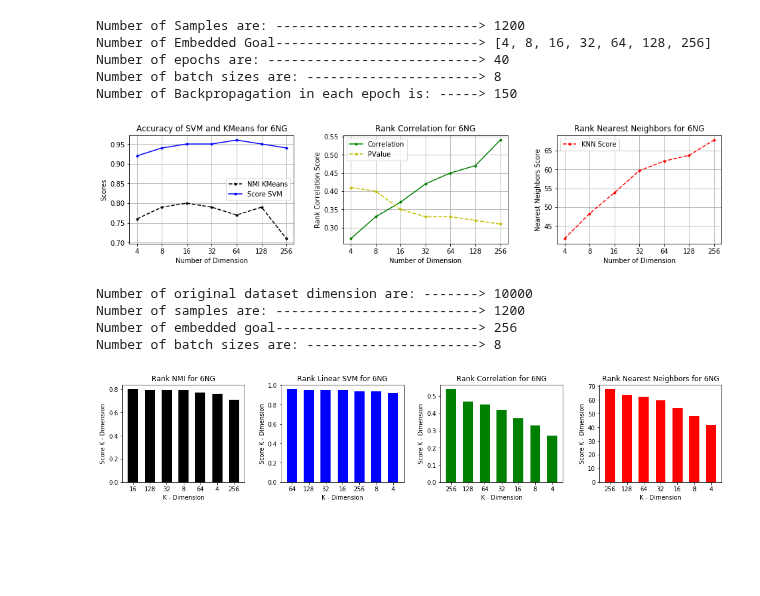
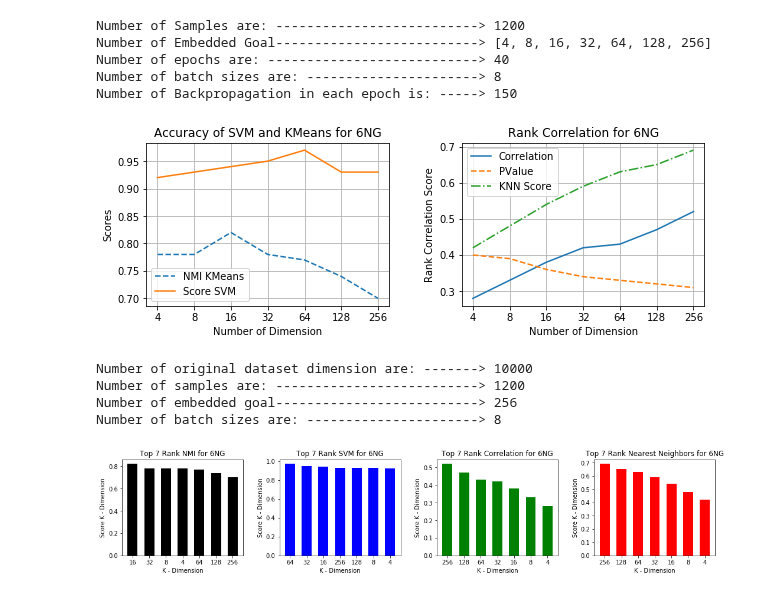
Before and after one commit to saman-nia/Deep-Learning-for-Dimensionality-Reduction, a Jupyter notebook: Text Documents Dimensionality Reduction/K_dimensions.ipynb, the cells around one changed output. Saved outputs shown, nothing was run; the diff lists cells and outputs as text; code cells hidden in the pictures; blank space fills up the shorter version.

Commit message:
Train Model with Different Dimensions

```diff
--- a/Text Documents Dimensionality Reduction/K_dimensions.ipynb
+++ b/Text Documents Dimensionality Reduction/K_dimensions.ipynb
@@ -295,7 +307,7 @@ def get_hidden_layer(num_hidden, embedded_node):
 # %%
 def define_hidden_layer(embedded_node):
   __, n_max_layers, __ = get_n_codes(embedded_node)
-  value_hl = int(sqrt(n_max_layers))
+  value_hl = round(sqrt(n_max_layers))
   num_hidden_layers = get_hidden_layer(value_hl, embedded_node)
   return num_hidden_layers
 # %%
@@ -479,7 +491,7 @@ for i_embedded_code in tqdm(n_embedded_code):
     list_pval.append(pval)
   list_rhos.append(round(numpy.mean(list_rho), 2))
   list_pvals.append(round(numpy.mean(list_pval), 2))
-  l_mean.append(round(numpy.mean(list_r)*100, 2))
+  l_mean.append(round(numpy.mean(list_r), 2))
   # Comparison of linear SVM classifier on different dimensions projection.
   _X_train, _X_test, _y_train, _y_test = train_test_split(
       ae_codes, labels_set, test_size=0.25, random_state=42)
@@ -488,39 +500,33 @@ for i_embedded_code in tqdm(n_embedded_code):
   score_svm.append(round(accuracy_svm, 2))
 # %%
 xi = [i for i in range(0, len(steps))]
-plt.figure(figsize=(16,3))
+plt.figure(figsize=(10,3))
 plt.subplots_adjust(wspace=0.3, hspace=0.3)
-plt.subplot(1,3,1)
-plt.plot(xi, NMI_step, color='k', linestyle='--', label = 'NMI KMeans', marker='.')
-plt.plot(xi, score_svm, color='b', linestyle='-', label = 'Score SVM', marker='.')
+plt.subplot(1,2,1)
+plt.plot(xi, NMI_step, linestyle='--',  label = 'NMI KMeans')
+plt.plot(xi, score_svm, linestyle='-', label = 'Score SVM')
 plt.xlabel('Number of Dimension'),plt.ylabel('Scores')
 plt.title('Accuracy of SVM and KMeans for {:d}NG'.format(len(categories_lables)))
 plt.xticks(xi, steps)
 plt.grid()
 plt.legend()
-plt.subplot(1,3,2)
-plt.plot(xi, list_rhos, color='g', linestyle='-', label ='Correlation', marker='.')
-plt.plot(xi, list_pvals, color='y', linestyle='--', label ='PValue', marker='.')
+plt.subplot(1,2,2)
+plt.plot(xi, list_rhos, linestyle='-', label ='Correlation')
+plt.plot(xi, list_pvals, linestyle='--', label ='PValue')
+plt.plot(xi, l_mean, linestyle='-.', label ='KNN Score')
 plt.xlabel('Number of Dimension'),plt.ylabel('Rank Correlation Score')
 plt.title('Rank Correlation for {:d}NG'.format(len(categories_lables)))
-plt.xticks(xi, steps)
-plt.grid()
-plt.legend()
-plt.subplot(1,3,3)
-plt.plot(xi, l_mean, color='r', linestyle='--', label ='KNN Score', marker='.')
-plt.xlabel('Number of Dimension'),plt.ylabel('Nearest Neighbors Score')
-plt.title('Rank Nearest Neighbors for {:d}NG'.format(len(categories_lables)))
 plt.xticks(xi, steps)
 plt.grid()
 plt.legend()
 
 plt.show()
 print('\nNumber of original dataset dimension are: ------->',X_train.shape[1])
 print('Number of samples are: -------------------------->',n_input)
 print('Number of embedded goal-------------------------->',n_code)
 print('Number of batch sizes are: ---------------------->',n_batch)
 # %% [output]
-[figure, old version]
+[figure, new version]
 Number of original dataset dimension are: -------> 10000
 Number of samples are: --------------------------> 1200
 Number of embedded goal--------------------------> 256
@@ -538,7 +544,8 @@ plt.bar(numpy.arange(len(list(zip(*top_Kbatch_NMI))[1])),
         list(zip(*top_Kbatch_NMI))[0], color='k', width=0.6)
 plt.xticks(numpy.arange(len(list(zip(*top_Kbatch_NMI))[1])),
            list(zip(*top_Kbatch_NMI))[1])
-plt.title('Rank NMI for {:d}NG'.format(len(categories_lables)))
+plt.title('Top {:d} Rank NMI for {:d}NG'.format(len(top_Kbatch_NN),
+                                                len(categories_lables)))
 plt.xlabel('K - Dimension')
 plt.ylabel('Score K - Dimension')
 plt.subplot(1,4,2)
@@ -546,7 +553,8 @@ plt.bar(numpy.arange(len(list(zip(*top_Kbatch_SVM))[1])),
         list(zip(*top_Kbatch_SVM))[0], color='b', width=0.6)
 plt.xticks(numpy.arange(len(list(zip(*top_Kbatch_SVM))[1])),
            list(zip(*top_Kbatch_SVM))[1])
-plt.title('Rank Linear SVM for {:d}NG'.format(len(categories_lables)))
+plt.title('Top {:d} Rank SVM for {:d}NG'.format(len(top_Kbatch_NN),
+                                                len(categories_lables)))
 plt.xlabel('K - Dimension')
 plt.ylabel('Score K - Dimension')
 plt.subplot(1,4,3)
@@ -554,7 +562,8 @@ plt.bar(numpy.arange(len(list(zip(*top_Kbatch_Corr))[1])),
         list(zip(*top_Kbatch_Corr))[0], color='g', width=0.6)
 plt.xticks(numpy.arange(len(list(zip(*top_Kbatch_Corr))[1])),
            list(zip(*top_Kbatch_Corr))[1])
-plt.title('Rank Correlation for {:d}NG'.format(len(categories_lables)))
+plt.title('Top {:d} Rank Correlation for {:d}NG'.format(len(top_Kbatch_NN),
+                                                        len(categories_lables)))
 plt.xlabel('K - Dimension')
 plt.ylabel('Score K - Dimension')
 plt.subplot(1,4,4)
@@ -562,12 +571,13 @@ plt.bar(numpy.arange(len(list(zip(*top_Kbatch_NN))[1])),
         list(zip(*top_Kbatch_NN))[0], color='r', width=0.6)
 plt.xticks(numpy.arange(len(list(zip(*top_Kbatch_NN))[1])),
            list(zip(*top_Kbatch_NN))[1])
-plt.title('Rank Nearest Neighbors for {:d}NG'.format(len(categories_lables)))
+plt.title('Top {:d} Rank Nearest Neighbors for {:d}NG'.format(len(top_Kbatch_NN),
+                                                              len(categories_lables)))
 plt.xlabel('K - Dimension')
 plt.ylabel('Score K - Dimension')
 plt.show()
 # %% [output]
-[figure, old version]
+[figure, new version]
 # %%
 _X_train, _X_test, _y_train, _y_test = train_test_split(data_set, labels_set,
                                                         test_size=0.25, random_state=42)
```
Also changed, not shown: parts of 4 cells of this notebook.
